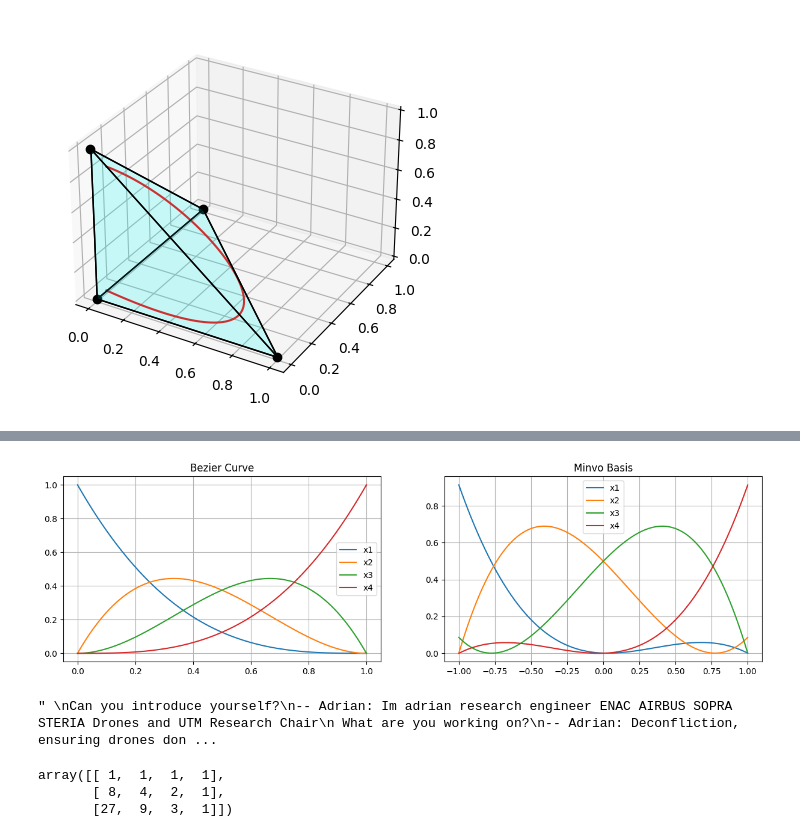
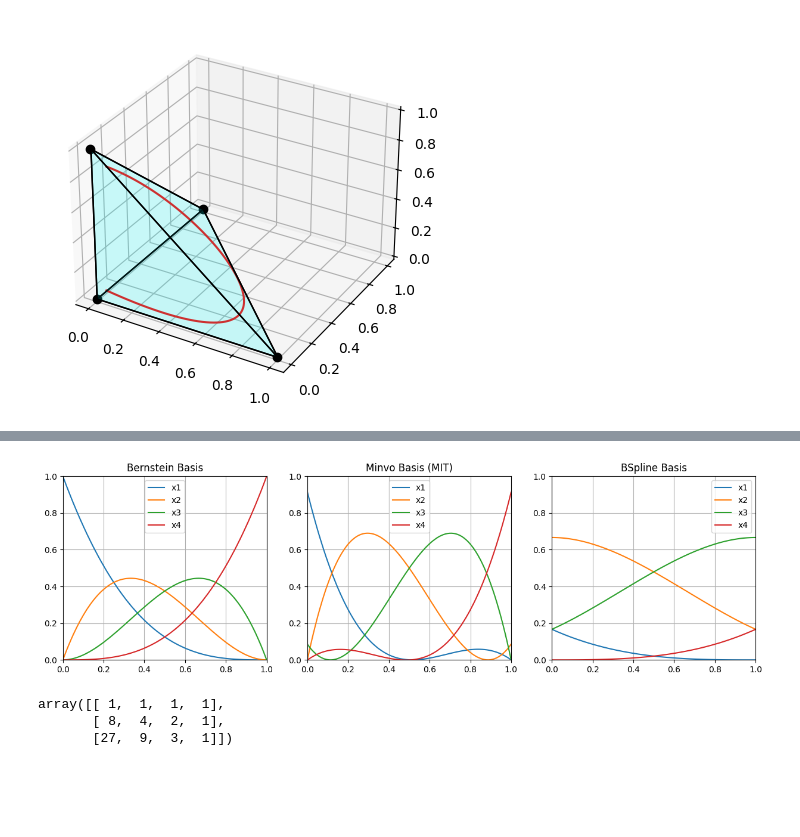
Before and after one commit to enac-drones/flighthouse, a Jupyter notebook: flighthouse/splines/path_generator.ipynb, the cells around one changed output, grey strips where cells are left out. Cells and saved outputs as stored; diff of their text form; code cells hidden in the pictures; blank space fills up the shorter version.

```diff
--- a/flighthouse/splines/path_generator.ipynb
+++ b/flighthouse/splines/path_generator.ipynb
@@ -37,22 +37,26 @@ bspline3 = np.array([
     [3, -6, 3, 0],
     [-3, 0, 3, 0],
     [1, 4, 1, 0]]) / 6
+
 #random four points in space
-points = np.array([[0,0], [1,1], [2,0], [3,2]])
-points = np. array([[3,1],[8,-2],[0,0],[2.5,-4]])
+points = np.array([[0,0],[0,0],[0,0],[1,1], [2,0],[3,1], [4,4], [5.2,3], [6,1],[6.8,-3], [8,0], [9.5,-2],[9.5,-2],[9.5,-2]])
+# points = np. array([[3,1],[3,1],[3,1],[8,-2]])
 
-def draw_spline(t:float):
+def draw_spline(t:float, points:np.ndarray):
     # print(t)
     T = np.array([t**3, t**2, t, 1])
     MP = bspline3@points
     P = T@MP
     return P
+# print(points[:-1].shape, points[:-1])
+t_values = np.linspace(0, 1, 100)
+for i in range(len(points)-3):
+    spline_points = np.array([draw_spline(t, points[i:i+4]) for t in t_values])
+    plt.plot(spline_points[:,0], spline_points[:,1])
 
-t_values = np.linspace(0, 1, 100)
-spline_points = np.array([draw_spline(t) for t in t_values])
-plt.plot(spline_points[:,0], spline_points[:,1])
-minvo_points = np.linalg.inv(minvo3)@bspline3@points
-plt.plot(minvo_points[:, 0], minvo_points[:, 1], 'o')
+#convert between spline control points
+# minvo_points = np.linalg.inv(minvo3)@bspline3@points
+# plt.plot(minvo_points[:, 0], minvo_points[:, 1], 'o')
 plt.plot(points[:, 0], points[:, 1], 'o')
 # %% [output]
 [<matplotlib.lines.Line2D at 0x...>]
@@ -192,47 +199,54 @@ draw_connected_splines(points, 'bspline')
 # %%
 import matplotlib.pyplot as plt
 
 plt.figure(figsize=(15, 4))  # 10 inches wide, 4 inches tall
 
 # First plot
 ts = np.linspace(0, 1, 100)
 T = polynomial_matrix(ts, 3)
 ys = T @ bezier3
 
-plt.subplot(1, 2, 1)  # 1 row, 2 columns, 1st subplot
+plt.subplot(1, 3, 1)  # 1 row, 2 columns, 1st subplot
 plt.plot(ts, ys)
 plt.grid(True)
 plt.legend(['x1', 'x2', 'x3', 'x4'])
-plt.title('Bezier Curve')
+plt.title('Bernstein Basis')
+plt.ylim(0,1)
+plt.xlim(0,1)
+
 
 # Second plot
-ts = np.linspace(-1, 1, 100)
+ts = np.linspace(0, 1, 100)
 T = polynomial_matrix(ts, 3)
 ys = T @ minvo3
 
-plt.subplot(1, 2, 2)  # 1 row, 2 columns, 2nd subplot
+plt.subplot(1, 3, 2)  # 1 row, 2 columns, 2nd subplot
 plt.plot(ts, ys)
 plt.grid(True)
 plt.legend(['x1', 'x2', 'x3', 'x4'])
-plt.title('Minvo Basis')
+plt.title('Minvo Basis (MIT)')
+plt.ylim(0,1)
+plt.xlim(0,1)
+
+
+# Second plot
+ts = np.linspace(0, 1, 100)
+T = polynomial_matrix(ts, 3)
+ys = T @ bspline3
+
+plt.subplot(1, 3, 3)  # 1 row, 2 columns, 2nd subplot
+plt.plot(ts, ys)
+plt.grid(True)
+plt.legend(['x1', 'x2', 'x3', 'x4'])
+plt.title('BSpline Basis')
+plt.ylim(0,1)
+plt.xlim(0,1)
+
 
 # Show the plots
 plt.show()
 # %% [output]
-[figure, old version]
+[figure, new version]
-# %%
-'''
-Can you introduce yourself?
--- Adrian: Im adrian research engineer ENAC AIRBUS SOPRA STERIA Drones and UTM Research Chair
- What are you working on?
--- Adrian: Deconfliction, ensuring drones don't collide. Show simulation
- What is the relationship between these examples and the ATM-UTM domain?
--- Adrian: combining robotics automatic deconfliction and human air traffic into a hyprid service system + details (ie sold as a service)
-Are there any other topics you are working on?
--- Adrian: The group is working on a holistic simulator of a UTM environment. I contribute various services to this simulator, such as strategic and tactical deconfliction for the UTM traffic in the simulator. We also try to leverage any available tools to improve our research, such as learning or data based approaches.
-'''
-# %% [output]
-" \nCan you introduce yourself?\n-- Adrian: Im adrian research engineer ENAC AIRBUS SOPRA STERIA Drones and UTM Research Chair\n What are you working on?\n-- Adrian: Deconfliction, ensuring drones don ...
 # %%
 from numpy.typing import ArrayLike
 def create_t_matrix(t_values:ArrayLike, max_degree:int):
```
Also changed, not shown: parts of 4 cells of this notebook, 2 other files.
